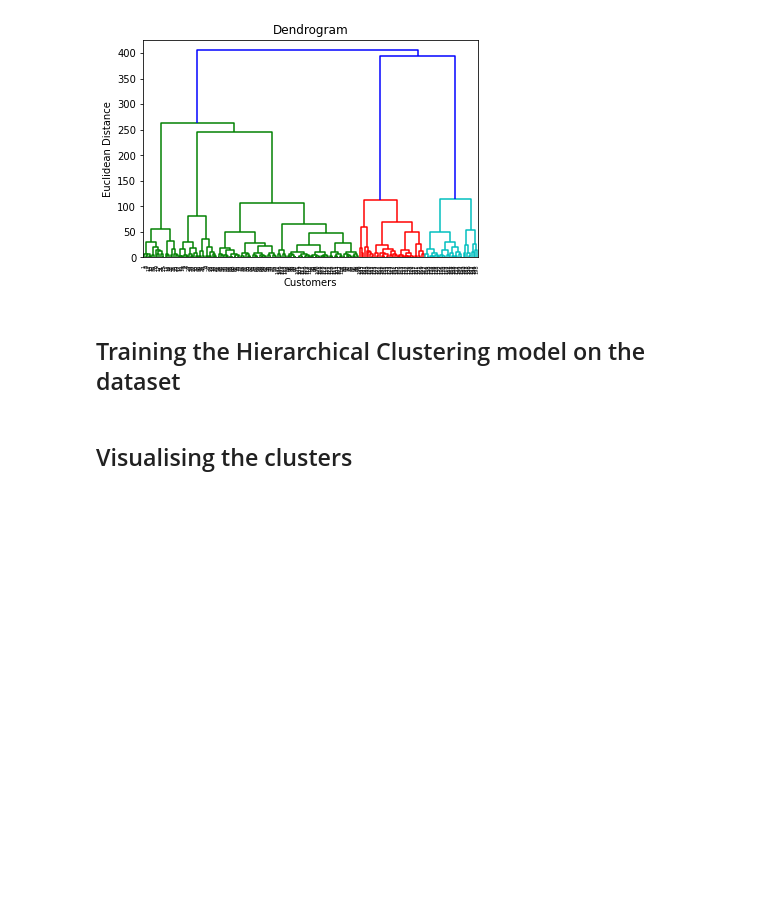
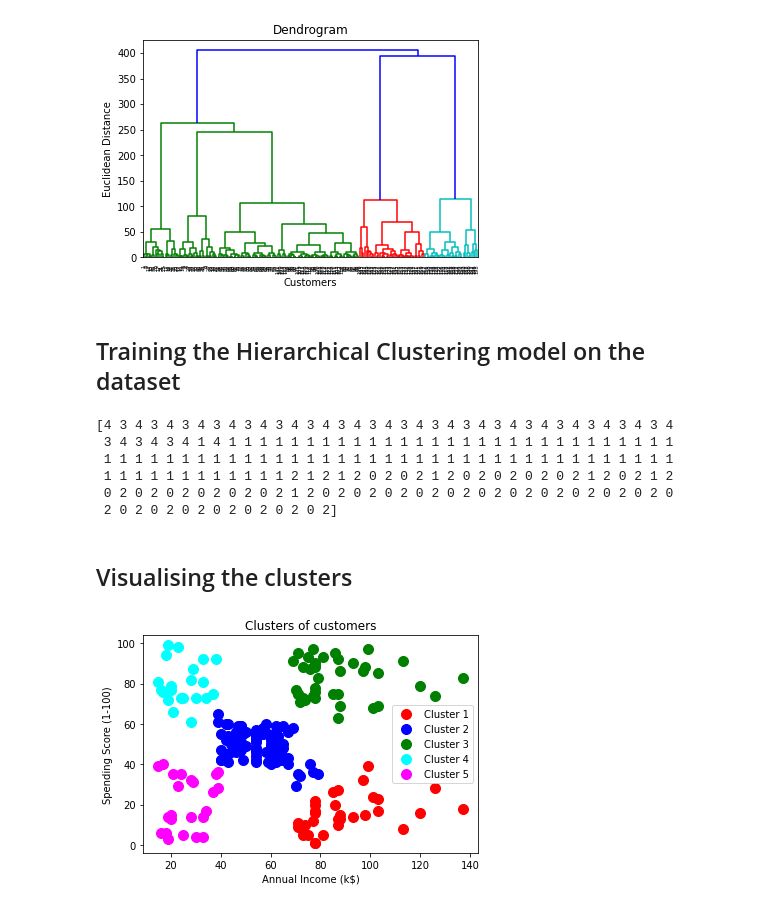
Before and after one commit to abhinav-m/data-science-bootcamp, a Jupyter notebook: Udemy-Machine-Learning-A-Z/Part-4-Clustering/Part-4-2-Heirarchical-Clustering/hierarchical_clustering.ipynb, the cells around one changed output. Cells and saved outputs as stored; diff of their text form; code cells hidden in the pictures; blank space fills up the shorter version.

Commit message:
Added hierarchical clustering with visualization

```diff
--- a/Udemy-Machine-Learning-A-Z/Part-4-Clustering/Part-4-2-Heirarchical-Clustering/hierarchical_clustering.ipynb
+++ b/Udemy-Machine-Learning-A-Z/Part-4-Clustering/Part-4-2-Heirarchical-Clustering/hierarchical_clustering.ipynb
@@ -12,7 +12,7 @@ import numpy as np
 ## Importing the dataset
 # %%
 dataset = pd.read_csv('Mall_Customers.csv')
-X = dataset.iloc[:,[3,4]]
+X = dataset.iloc[:,[3,4]].values
 # %% [markdown]
 ## Using the dendrogram to find the optimal number of clusters
 # %%
@@ -27,5 +27,39 @@ plt.show()
 [figure]
 # %% [markdown]
 ## Training the Hierarchical Clustering model on the dataset
+# %%
+from sklearn.cluster import AgglomerativeClustering
+hc = AgglomerativeClustering(n_clusters = 5, affinity = 'euclidean', linkage = 'ward')
+y_hc = hc.fit_predict(X)
+# %%
+print(y_hc)
+# %% [output]
+[4 3 4 3 4 3 4 3 4 3 4 3 4 3 4 3 4 3 4 3 4 3 4 3 4 3 4 3 4 3 4 3 4 3 4 3 4
+ 3 4 3 4 3 4 1 4 1 1 1 1 1 1 1 1 1 1 1 1 1 1 1 1 1 1 1 1 1 1 1 1 1 1 1 1 1
+ 1 1 1 1 1 1 1 1 1 1 1 1 1 1 1 1 1 1 1 1 1 1 1 1 1 1 1 1 1 1 1 1 1 1 1 1 1
+ 1 1 1 1 1 1 1 1 1 1 1 1 2 1 2 1 2 0 2 0 2 1 2 0 2 0 2 0 2 0 2 1 2 0 2 1 2
+ 0 2 0 2 0 2 0 2 0 2 0 2 1 2 0 2 0 2 0 2 0 2 0 2 0 2 0 2 0 2 0 2 0 2 0 2 0
+ 2 0 2 0 2 0 2 0 2 0 2 0 2 0 2]
 # %% [markdown]
 ## Visualising the clusters
+# %%
+# Select cluster 1 indices and so on
+plt.scatter(X[y_hc == 0, 0], X[y_hc == 0, 1], s = 100, c = 'red', label = 'Cluster 1')
+plt.scatter(X[y_hc == 1, 0], X[y_hc == 1, 1], s = 100, c = 'blue', label = 'Cluster 2')
+plt.scatter(X[y_hc == 2, 0], X[y_hc == 2, 1], s = 100, c = 'green', label = 'Cluster 3')
+plt.scatter(X[y_hc == 3, 0], X[y_hc == 3, 1], s = 100, c = 'cyan', label = 'Cluster 4')
+plt.scatter(X[y_hc == 4, 0], X[y_hc == 4, 1], s = 100, c = 'magenta', label = 'Cluster 5')
+plt.title('Clusters of customers')
+plt.xlabel('Annual Income (k$)')
+plt.ylabel('Spending Score (1-100)')
+plt.legend()
+plt.show()
+
+# Centroids dont exist here, each point is assigned to its own cluster
+# plt.scatter(kmeans.cluster_centers_[:,0],kmeans.cluster_centers_[:,1],s=300,color='yellow',label='Centroids')
+
+
+# With the customer segregated into clusters,
+# We can devise strategies based on spending and income of customers
+# %% [output]
+[figure, added]
```
